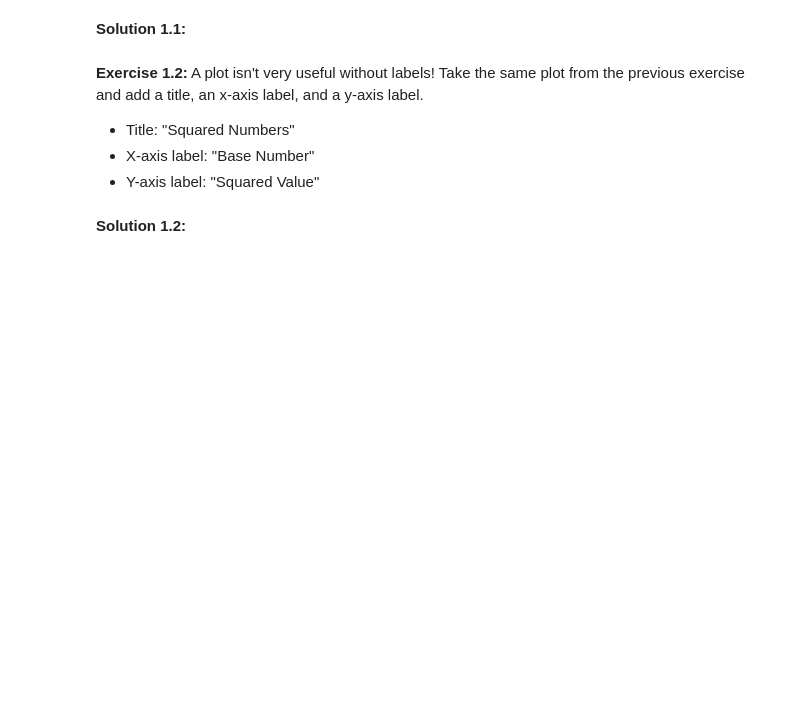
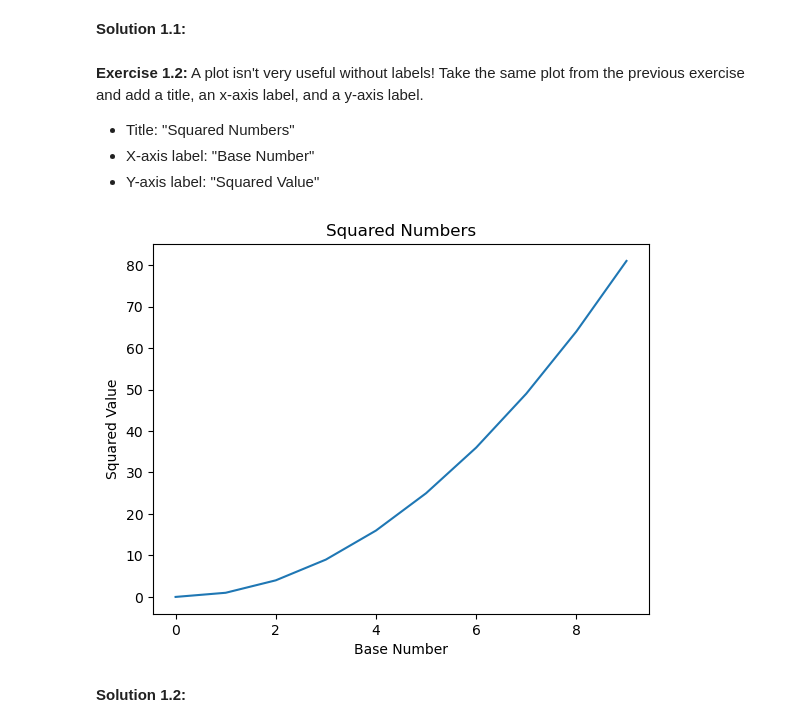
Before and after one commit to rksfn/scipy, a Jupyter notebook: week1_foundations_of_data_manipulation_and_visualization/day5_matplotlib_basics_line_and_scatter_plots.ipynb, the cells around one changed output. Cells and saved outputs as stored; diff of their text form; code cells hidden in the pictures; blank space fills up the shorter version.

```diff
--- a/week1_foundations_of_data_manipulation_and_visualization/day5_matplotlib_basics_line_and_scatter_plots.ipynb
+++ b/week1_foundations_of_data_manipulation_and_visualization/day5_matplotlib_basics_line_and_scatter_plots.ipynb
@@ -53,3 +62,18 @@ plt.show()
+# %%
+# Your code here
+
+plt.plot(x, y)
+
+# Title
+plt.title('Squared Numbers')
+
+# Labels
+plt.xlabel('Base Number')
+plt.ylabel('Squared Value')
+
+plt.show()
+# %% [output]
+[figure, added]
 # %% [markdown]
 **Solution 1.2:**
 # %%
```
Also changed, not shown: parts of 10 cells of this notebook.
